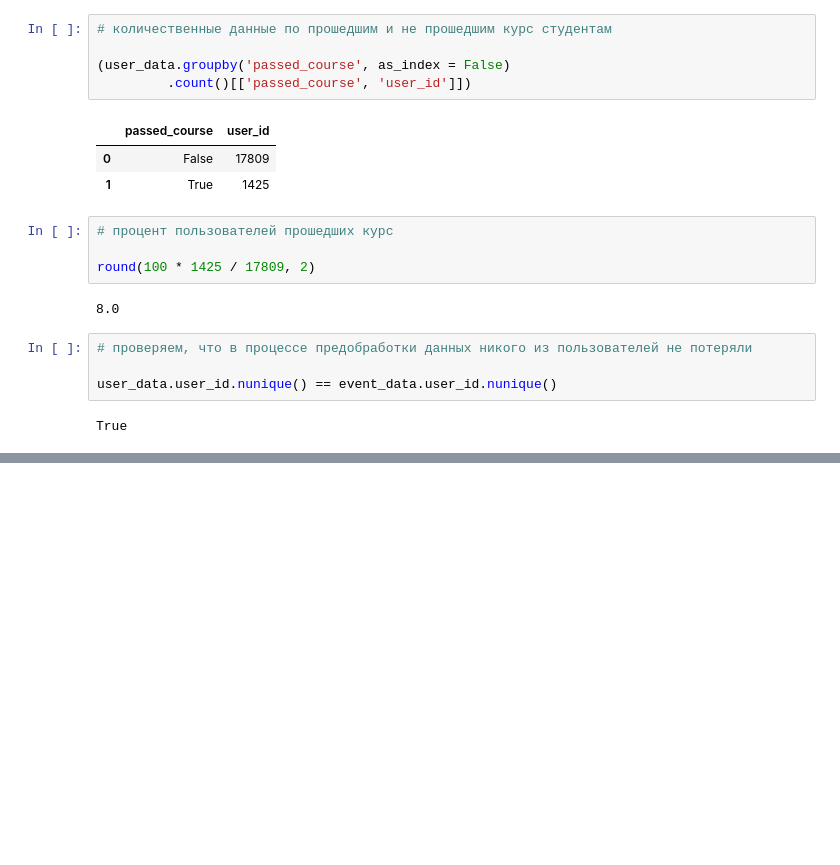
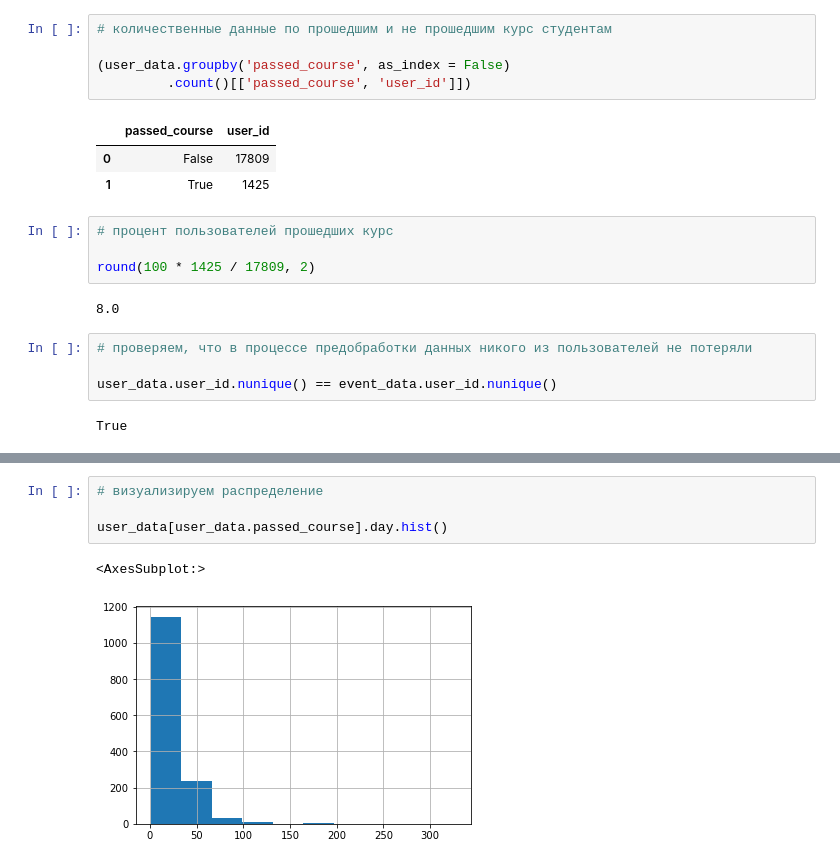
Before and after one commit to vavilovnv/Data-analysis, a Jupyter notebook: Intro to DS and ML/ML Contest.ipynb, the cells around one changed output, grey strips where cells are left out. Cells and saved outputs as stored; diff of their text form; blank space fills up the shorter version.

```diff
--- a/Intro to DS and ML/ML Contest.ipynb
+++ b/Intro to DS and ML/ML Contest.ipynb
@@ -351,0 +379,7 @@ True
+# %%
+# визуализируем распределение
+
+user_data[user_data.passed_course].day.hist()
+# %% [output]
+<AxesSubplot:>
+[figure, added]
```
Also changed, not shown: parts of 12 cells of this notebook, 1 other file.
